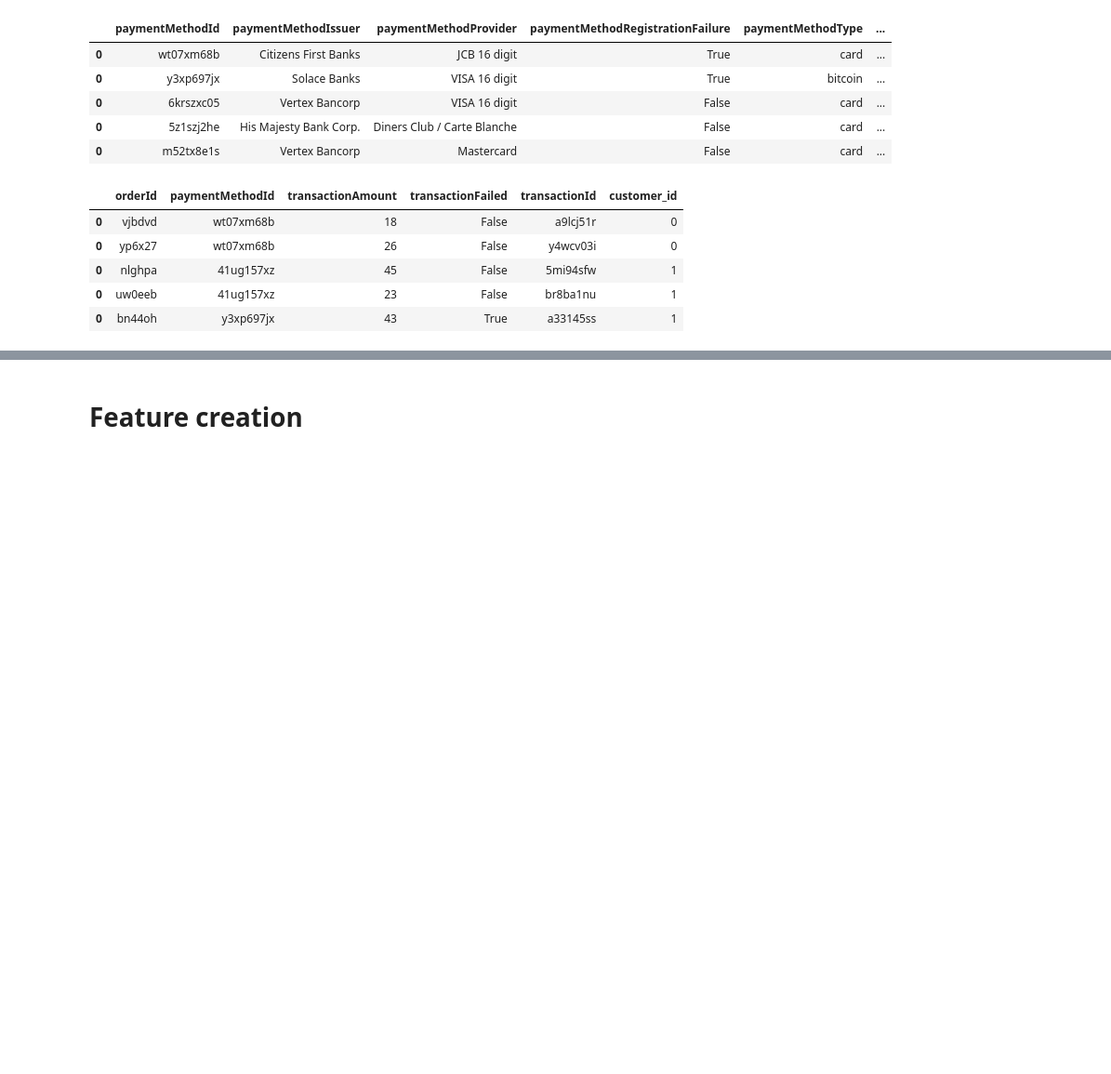
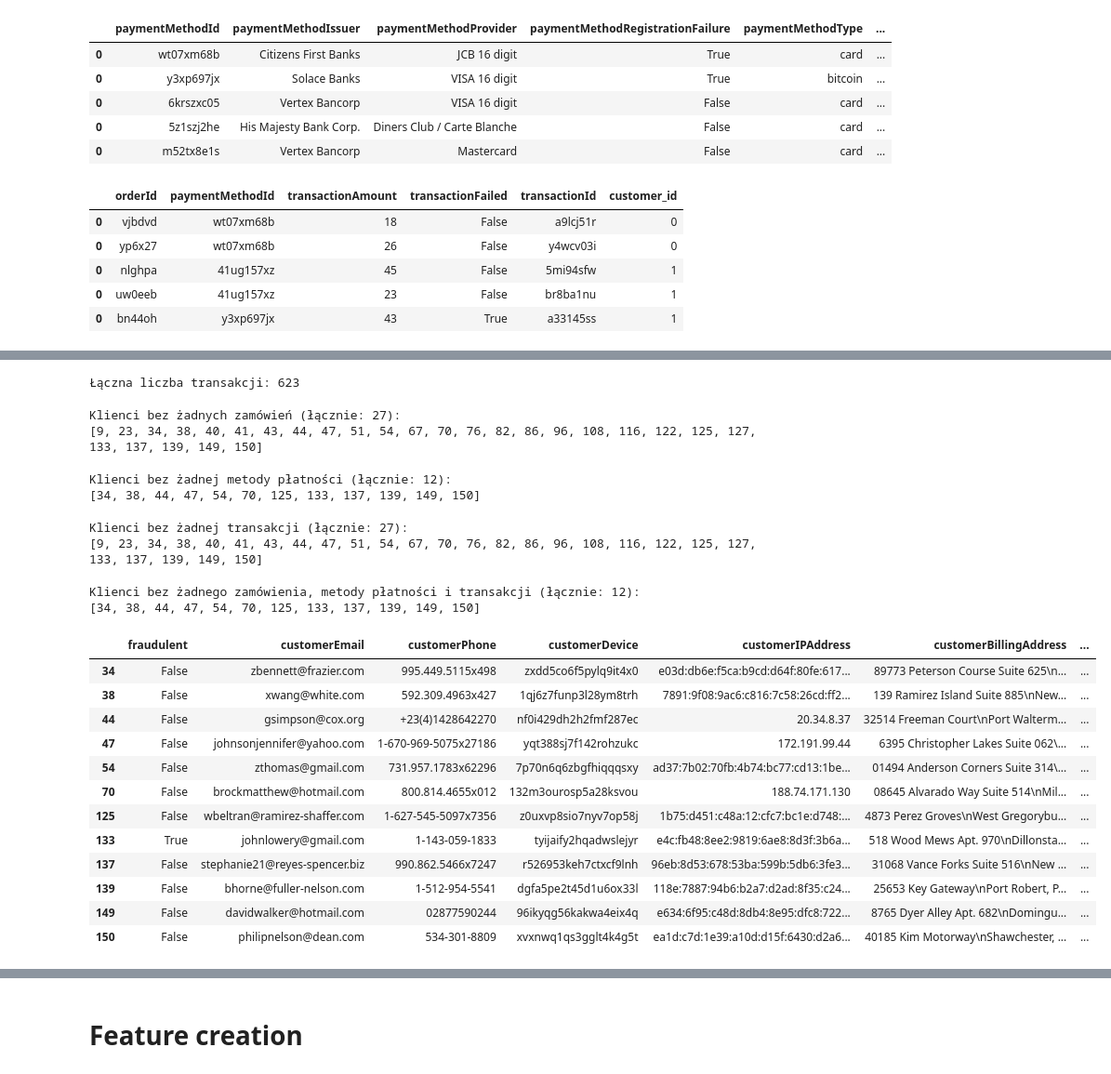
Before and after one commit to azawalich/unravelin-code-test-data-science, a Jupyter notebook: zadanie.ipynb, the cells around one changed output, grey strips where cells are left out. Shown at 93% size. Cells and saved outputs as stored; diff of their text form; code cells hidden in the pictures; blank space fills up the shorter version.

```diff
--- a/zadanie.ipynb
+++ b/zadanie.ipynb
@@ -73,0 +90,44 @@ transactions_df.head()
+# %%
+print('Łączna liczba transakcji: {}'.format(len(transactions_df)))
+# %% [output]
+Łączna liczba transakcji: 623
+# %%
+no_order_customers = set(customers_df['customer_id']) - set(orders_df['customer_id'])
+print('Klienci bez żadnych zamówień (łącznie: {}):\n{}'.format(len(no_order_customers), sorted(list(no_order_customers))))
+# %% [output]
+Klienci bez żadnych zamówień (łącznie: 27):
+[9, 23, 34, 38, 40, 41, 43, 44, 47, 51, 54, 67, 70, 76, 82, 86, 96, 108, 116, 122, 125, 127, 133, 137, 139, 149, 150]
+# %%
+no_paymentMethod_customers = set(customers_df['customer_id']) - set(paymentMethods_df['customer_id'])
+print('Klienci bez żadnej metody płatności (łącznie: {}):\n{}'.format(len(no_paymentMethod_customers), sorted(list(no_paymentMethod_customers))))
+# %% [output]
+Klienci bez żadnej metody płatności (łącznie: 12):
+[34, 38, 44, 47, 54, 70, 125, 133, 137, 139, 149, 150]
+# %%
+no_transactions_customers = set(customers_df['customer_id']) - set(transactions_df['customer_id'])
+print('Klienci bez żadnej transakcji (łącznie: {}):\n{}'.format(len(no_transactions_customers), sorted(list(no_transactions_customers))))
+# %% [output]
+Klienci bez żadnej transakcji (łącznie: 27):
+[9, 23, 34, 38, 40, 41, 43, 44, 47, 51, 54, 67, 70, 76, 82, 86, 96, 108, 116, 122, 125, 127, 133, 137, 139, 149, 150]
+# %%
+strange_clients = no_order_customers.intersection(no_paymentMethod_customers).intersection(no_transactions_customers)
+print('Klienci bez żadnego zamówienia, metody płatności i transakcji (łącznie: {}):\n{}'.format(len(strange_clients), sorted(list(strange_clients))))
+# %% [output]
+Klienci bez żadnego zamówienia, metody płatności i transakcji (łącznie: 12):
+[34, 38, 44, 47, 54, 70, 125, 133, 137, 139, 149, 150]
+# %%
+customers_df[customers_df['customer_id'].isin(strange_clients)]
+# %% [output]
+|  | fraudulent | customerEmail | customerPhone | customerDevice | customerIPAddress | customerBillingAddress | ... |
+| 34 | False | zbennett@frazier.com | 995.449.5115x498 | zxdd5co6f5pylq9it4x0 | e03d:db6e:f5ca:b9cd:d64f:80fe:617... | 89773 Peterson Course Suite 625\n... | ... |
+| 38 | False | xwang@white.com | 592.309.4963x427 | 1qj6z7funp3l28ym8trh | 7891:9f08:9ac6:c816:7c58:26cd:ff2... | 139 Ramirez Island Suite 885\nNew... | ... |
+| 44 | False | gsimpson@cox.org | +23(4)1428642270 | nf0i429dh2h2fmf287ec | 20.34.8.37 | 32514 Freeman Court\nPort Walterm... | ... |
+| 47 | False | johnsonjennifer@yahoo.com | 1-670-969-5075x27186 | yqt388sj7f142rohzukc | 172.191.99.44 | 6395 Christopher Lakes Suite 062\... | ... |
+| 54 | False | zthomas@gmail.com | 731.957.1783x62296 | 7p70n6q6zbgfhiqqqsxy | ad37:7b02:70fb:4b74:bc77:cd13:1be... | 01494 Anderson Corners Suite 314\... | ... |
+| 70 | False | brockmatthew@hotmail.com | 800.814.4655x012 | 132m3ourosp5a28ksvou | 188.74.171.130 | 08645 Alvarado Way Suite 514\nMil... | ... |
+| 125 | False | wbeltran@ramirez-shaffer.com | 1-627-545-5097x7356 | z0uxvp8sio7nyv7op58j | 1b75:d451:c48a:12:cfc7:bc1e:d748:... | 4873 Perez Groves\nWest Gregorybu... | ... |
+| 133 | True | johnlowery@gmail.com | 1-143-059-1833 | tyijaify2hqadwslejyr | e4c:fb48:8ee2:9819:6ae8:8d3f:3b6a... | 518 Wood Mews Apt. 970\nDillonsta... | ... |
+| 137 | False | stephanie21@reyes-spencer.biz | 990.862.5466x7247 | r526953keh7ctxcf9lnh | 96eb:8d53:678:53ba:599b:5db6:3fe3... | 31068 Vance Forks Suite 516\nNew ... | ... |
+| 139 | False | bhorne@fuller-nelson.com | 1-512-954-5541 | dgfa5pe2t45d1u6ox33l | 118e:7887:94b6:b2a7:d2ad:8f35:c24... | 25653 Key Gateway\nPort Robert, P... | ... |
+| 149 | False | davidwalker@hotmail.com | 02877590244 | 96ikyqg56kakwa4eix4q | e634:6f95:c48d:8db4:8e95:dfc8:722... | 8765 Dyer Alley Apt. 682\nDomingu... | ... |
+| 150 | False | philipnelson@dean.com | 534-301-8809 | xvxnwq1qs3gglt4k4g5t | ea1d:c7d:1e39:a10d:d15f:6430:d2a6... | 40185 Kim Motorway\nShawchester, ... | ... |
```
Also changed, not shown: parts of 10 cells of this notebook.
